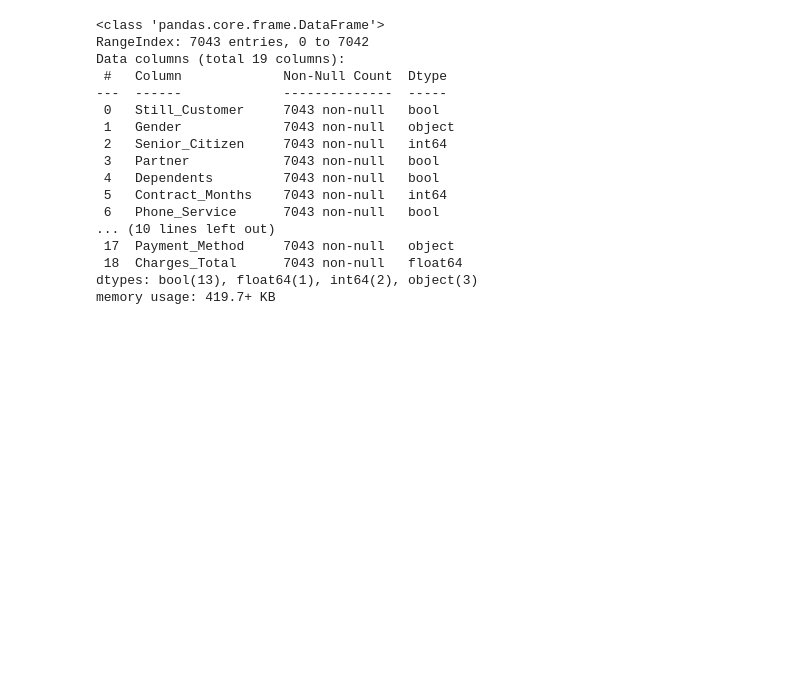
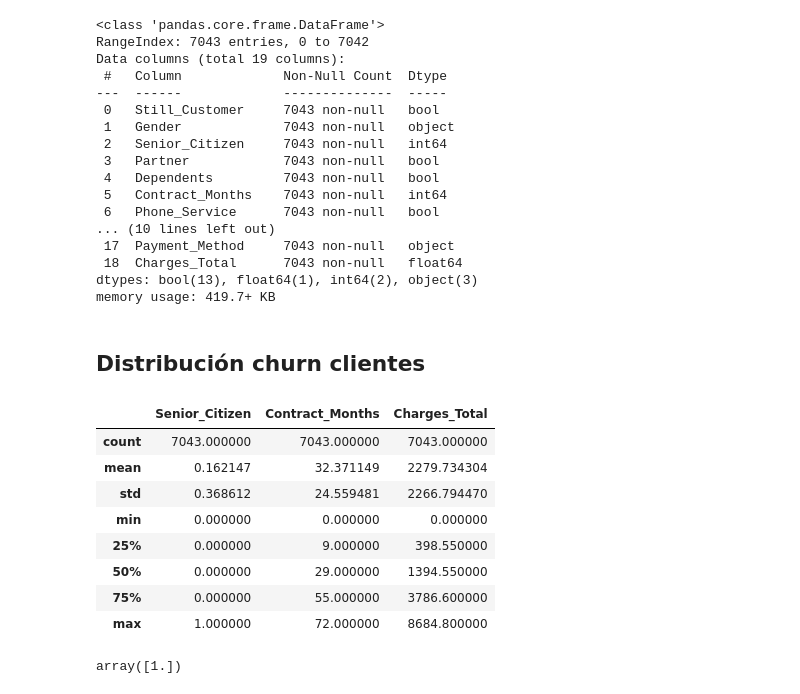
Before and after one commit to marmalux/Telecom-X-Machine-Learning, a Jupyter notebook: Churn_de_clientes_Telecom_X.ipynb, the cells around one changed output. Saved outputs shown, nothing was run; the diff lists cells and outputs as text; code cells hidden in the pictures; blank space fills up the shorter version.

```diff
--- a/Churn_de_clientes_Telecom_X.ipynb
+++ b/Churn_de_clientes_Telecom_X.ipynb
@@ -105,3 +109,22 @@ Data columns (total 19 columns):
  18  Charges_Total      7043 non-null   float64
 dtypes: bool(13), float64(1), int64(2), object(3)
 memory usage: 419.7+ KB
+# %% [markdown]
+## Distribución churn clientes
+# %%
+estadisticas_columnas=datos.describe() # se almacena el dataframe en una variable para poder usar estos datos despues
+datos.describe()
+# %% [output]
+|  | Senior_Citizen | Contract_Months | Charges_Total |
+| count | 7043.000000 | 7043.000000 | 7043.000000 |
+| mean | 0.162147 | 32.371149 | 2279.734304 |
+| std | 0.368612 | 24.559481 | 2266.794470 |
+| min | 0.000000 | 0.000000 | 0.000000 |
+| 25% | 0.000000 | 9.000000 | 398.550000 |
+| 50% | 0.000000 | 29.000000 | 1394.550000 |
+| 75% | 0.000000 | 55.000000 | 3786.600000 |
+| max | 1.000000 | 72.000000 | 8684.800000 |
+# %%
+len(datos.Still_Customer)/(datos.Still_Customer.value_counts().values)
+# %% [output]
+array([1.])
```
Also changed, not shown: parts of 5 cells of this notebook.
